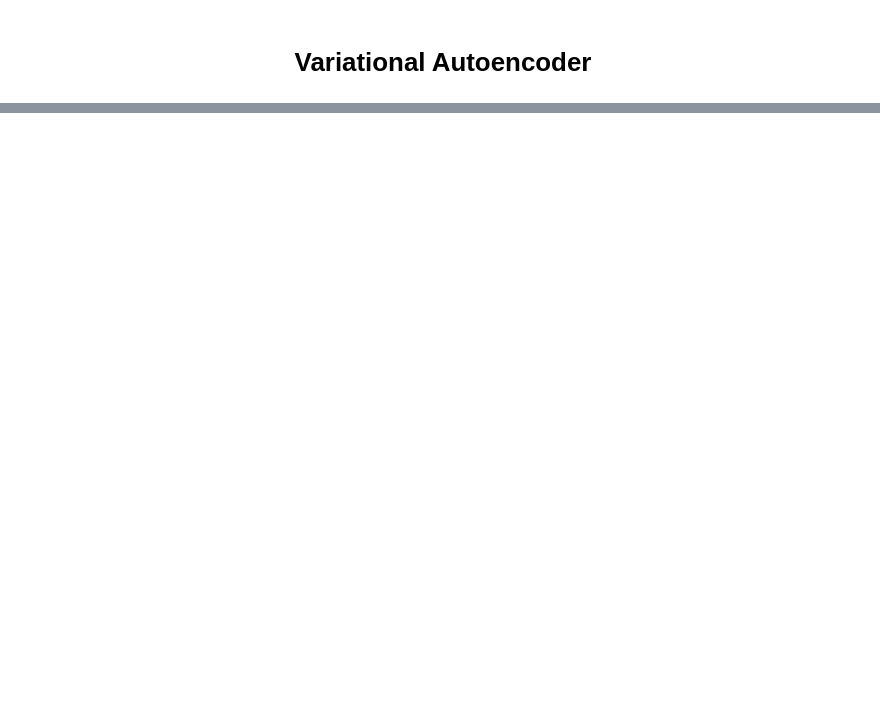
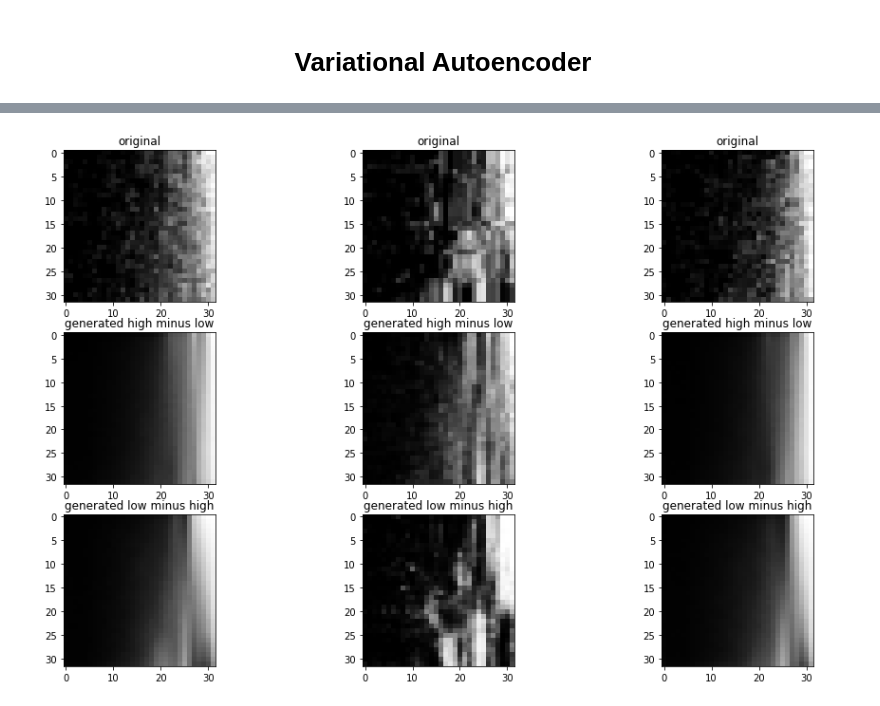
Before and after one commit to Rani-Nielsen/git_test, a Jupyter notebook: vae.ipynb, the cells around one changed output, grey strips where cells are left out. Cells and saved outputs as stored; diff of their text form; code cells hidden in the pictures; blank space fills up the shorter version.

```diff
--- a/vae.ipynb
+++ b/vae.ipynb
@@ -326,0 +364,46 @@ plt.show()
+# %%
+orig = x_test[:3]
+enc_hml = encoded_imgs[:3] + high_minus_low
+enc_lmh = encoded_imgs[:3] + low_minus_high
+gen_hml = generator.predict(enc_hml)
+gen_lmh = generator.predict(enc_lmh)
+# %%
+plt.figure(figsize=(16, 10))
+plt.subplot(331)
+plt.title('original')
+plt.imshow(orig[0].reshape(32, 32))
+
+plt.subplot(332)
+plt.title('original')
+plt.imshow(orig[1].reshape(32, 32))
+
+plt.subplot(333)
+plt.title('original')
+plt.imshow(orig[2].reshape(32, 32))
+
+plt.subplot(334)
+plt.title('generated high minus low')
+plt.imshow(gen_hml[0].reshape(32, 32))
+
+plt.subplot(335)
+plt.title('generated high minus low')
+plt.imshow(gen_hml[1].reshape(32, 32))
+
+plt.subplot(336)
+plt.title('generated high minus low')
+plt.imshow(gen_hml[2].reshape(32, 32))
+
+plt.subplot(337)
+plt.title('generated low minus high')
+plt.imshow(gen_lmh[0].reshape(32, 32))
+
+plt.subplot(338)
+plt.title('generated low minus high')
+plt.imshow(gen_lmh[1].reshape(32, 32))
+
+plt.subplot(339)
+plt.title('generated low minus high')
+plt.imshow(gen_lmh[2].reshape(32, 32))
+plt.show()
+# %% [output]
+[figure, added]
```
Also changed, not shown: parts of 34 cells of this notebook.
